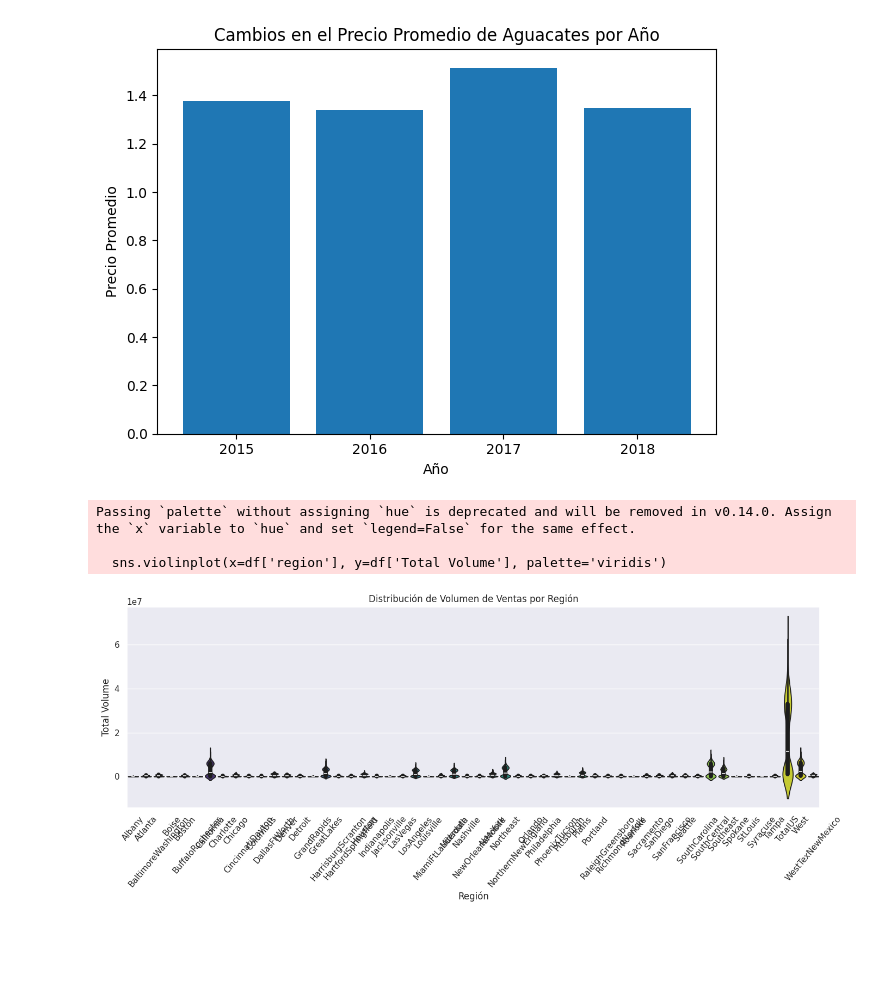
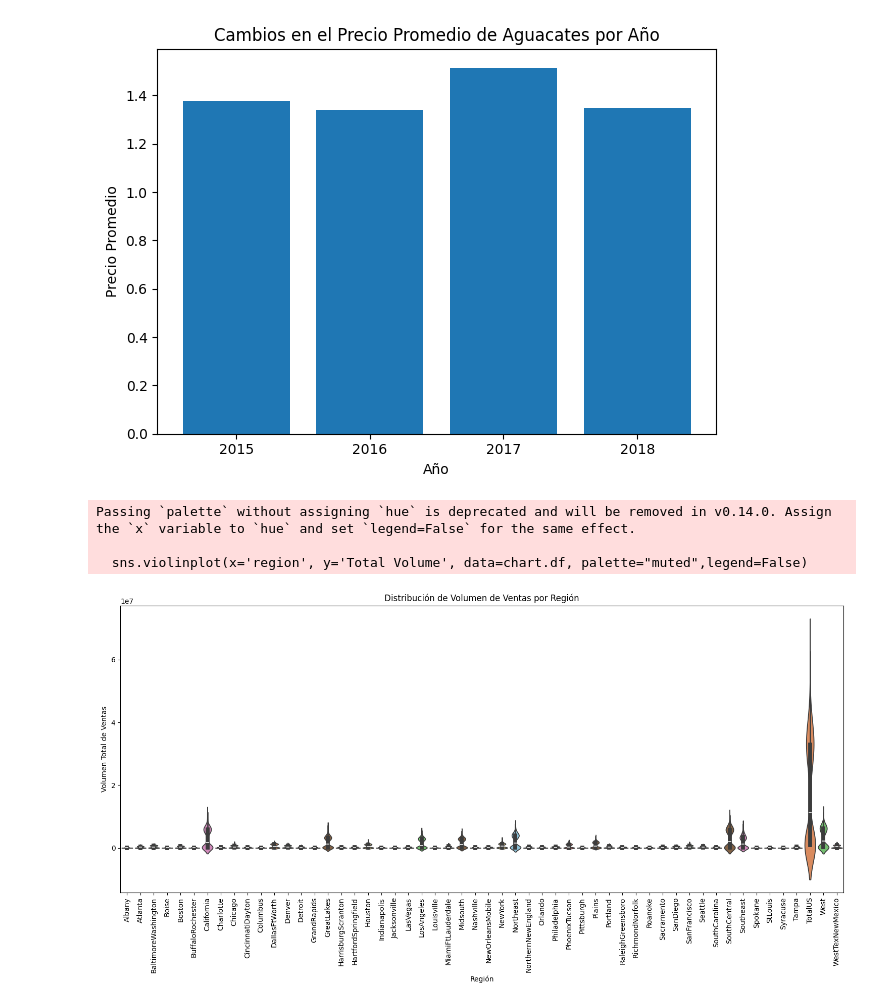
Before and after one commit to CWCreacionWeb/aguacates, a Jupyter notebook: mini_proyecto_gm.ipynb, the cells around one changed output. Saved outputs shown, nothing was run; the diff lists cells and outputs as text; code cells hidden in the pictures; blank space fills up the shorter version.

```diff
--- a/mini_proyecto_gm.ipynb
+++ b/mini_proyecto_gm.ipynb
@@ -83,11 +63,15 @@ plt.xticks(rotation=45,color="purple")
 # %%
-# Análisis de Estacionalidad por Región:
+# 1.3 Análisis de Estacionalidad por Región:
 # Uso de Datos: Usa las columnas AveragePrice, Date y Total Volume.
-cols = df[['AveragePrice','Date','Total Volume']]
+# Esperado: Utiliza gráficos de líneas para visualizar cómo varían los precios de aguacates por región a lo largo de diferentes estaciones del año.
+# Agrupa los datos por region y Date utilizando groupby().
+# Calcula el promedio de AveragePrice para cada región.
+# Representa gráficamente las tendencias utilizando plt.plot() de matplotlib.
 
-df['Date'] = pd.to_datetime(df['Date'])
-df['year'] = df['Date'].dt.year
-promedio_anual = df.groupby(['region', 'year'])['AveragePrice'].mean().reset_index()
-promedio_anual
+cols = chart.df[['AveragePrice','Date','Total Volume']]
+chart.formatDate('Date')
+chart.df['year'] = chart.df['Date'].dt.year
+promedio_anual = chart.df.groupby(['region', 'year'])['AveragePrice'].mean().reset_index()
+promedio_anual.sample(frac=0.2).sort_values(by=['year', 'region'])
 # %% [output]
 |  | region | year | AveragePrice |
@@ -204,43 +185,31 @@ plt.show()
 # %% [output]
 [figure]
 # %%
-# 2. Gráficos para Visualización de Datos
+# 2.1 Gráficos para Visualización de Datos
 # Resumen: La visualización de datos es clave para identificar patrones y relaciones entre diferentes variables.
 # Los gráficos apropiados pueden proporcionar información valiosa sobre el comportamiento de los precios y volúmenes de ventas.
 
 # Gráfico de Violín de Volumen de Ventas por Región:
 # Uso de Datos: Usa las columnas Total Volume y region.
 # Esperado: Visualiza la distribución de ventas en diferentes regiones.
 # Utiliza la función violinplot de seaborn para crear gráficos de violín.
 # Configura los ejes para mostrar la relación entre Total Volume y region.
 # Añade etiquetas y títulos usando plt.title() y plt.xlabel() para facilitar la interpretación.
 
-grouped_region = df.groupby('region').agg({
-    'Total Volume': 'sum',
-    'AveragePrice': 'mean'
-}).reset_index()
+# Gráfico de violín de Volumen de Ventas por Región
+plt.figure(figsize=(15, 8))
+sns.violinplot(x='region', y='Total Volume', data=chart.df, palette="muted",legend=False)
 
-
-# Limpio valores nulos
-df = df.dropna(subset=['Total Volume', 'region'])
-
-# Configuración de la gráfica
-plt.figure(figsize=(14, 6))
-
-# Crear el gráfico de violín
-sns.violinplot(x=df['region'], y=df['Total Volume'], palette='viridis')
-
-# Añadir etiquetas y título
-plt.title("Distribución de Volumen de Ventas por Región")
-plt.xlabel("Región")
-plt.ylabel("Total Volume")
-plt.xticks(rotation=50)
-# Mostrar el gráfico
-plt.tight_layout()
+# Configuraciones del gráfico
+plt.xticks(rotation=90)  # Rotar etiquetas para mejorar visibilidad
+plt.xlabel('Región')
+plt.ylabel('Volumen Total de Ventas')
+plt.title('Distribución de Volumen de Ventas por Región')
+plt.tight_layout()  # Ajusta el diseño para evitar superposición
 plt.show()
 # %% [output]
 Passing `palette` without assigning `hue` is deprecated and will be removed in v0.14.0. Assign the `x` variable to `hue` and set `legend=False` for the same effect.
 
-  sns.violinplot(x=df['region'], y=df['Total Volume'], palette='viridis')
+  sns.violinplot(x='region', y='Total Volume', data=chart.df, palette="muted",legend=False)
-[figure, old version]
+[figure, new version]
 # %%
```
Also changed, not shown: parts of 15 cells of this notebook, 4 other files.
